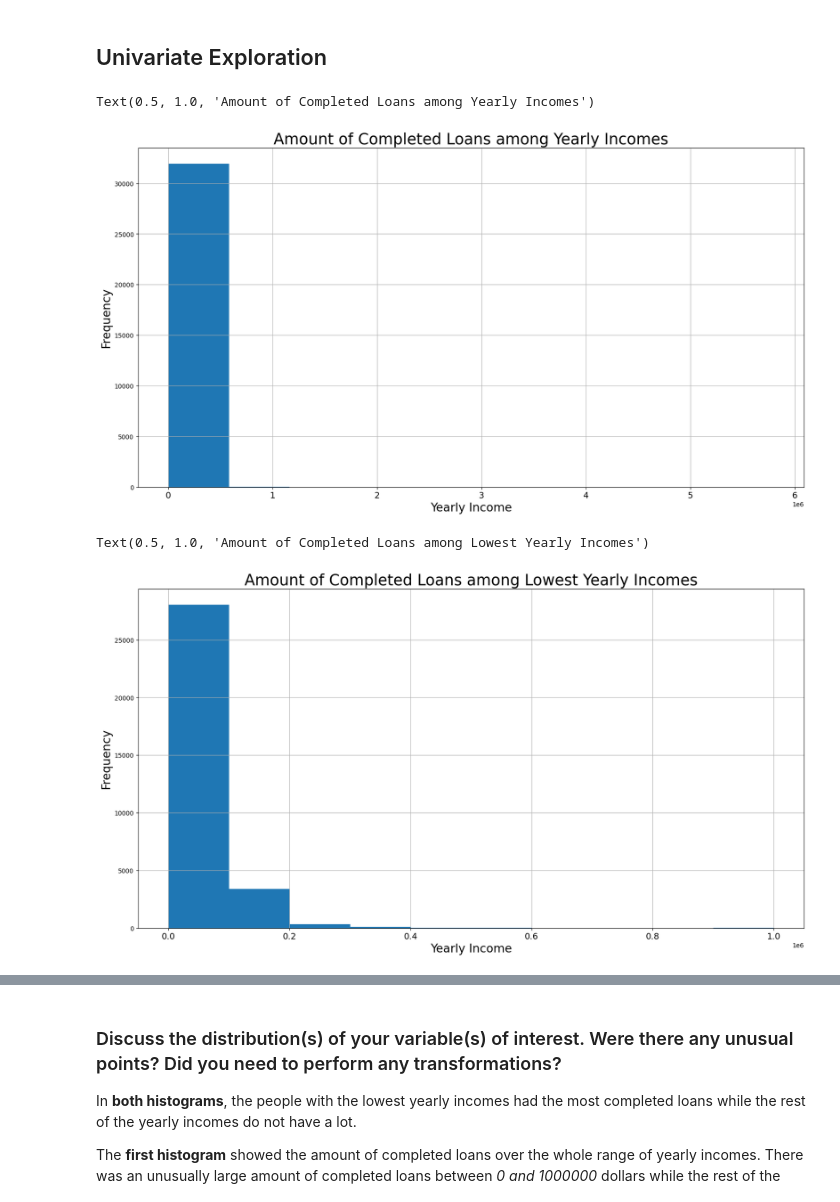
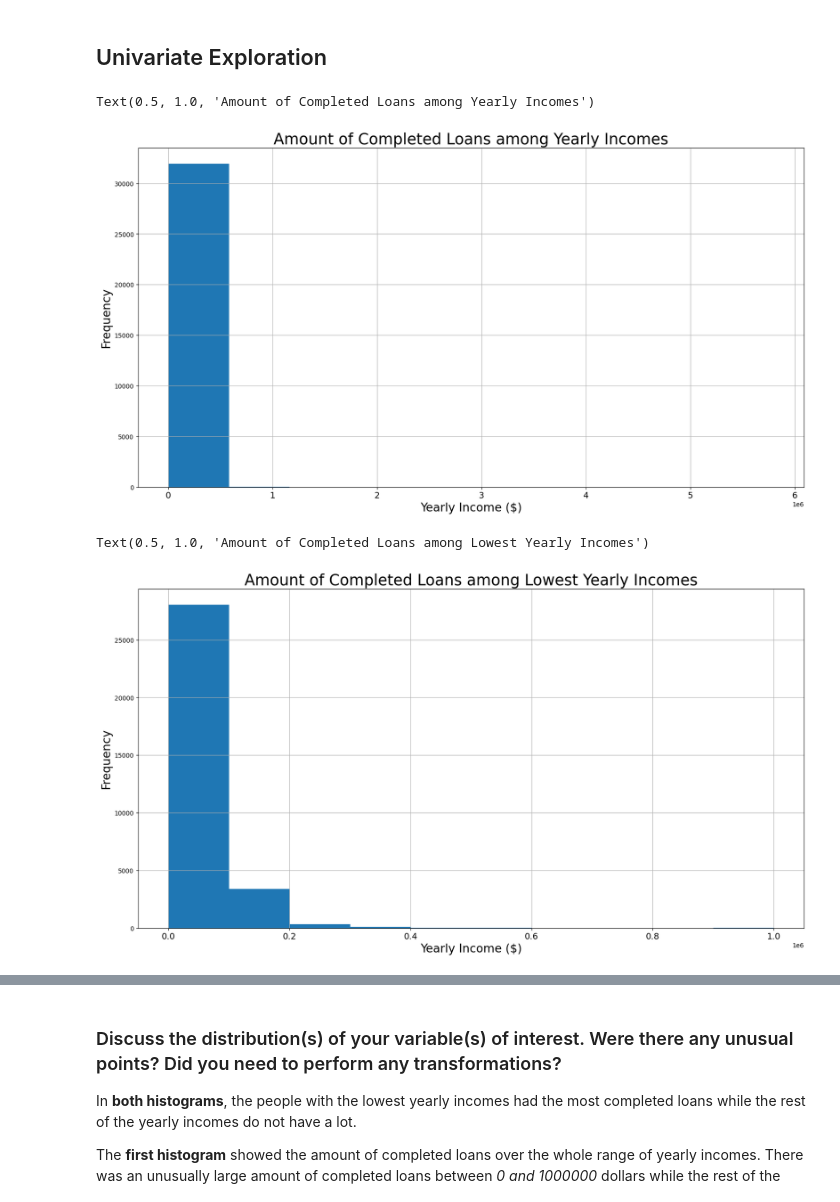
Before and after one commit to jwGitHub9860/Communicate_Data_Findings, a Jupyter notebook: Part_I_exploration_template.ipynb, the cells around one changed output, grey strips where cells are left out. Saved outputs shown, nothing was run; the diff lists cells and outputs as text; code cells hidden in the pictures.

```diff
--- a/Part_I_exploration_template.ipynb
+++ b/Part_I_exploration_template.ipynb
@@ -88,35 +88,35 @@ credit_score_range_condition = df_prosper_loan_data[(df_prosper_loan_data["Credi
 # drops rows that have Credit Scores that are NOT within 300-850
 df_prosper_loan_data.drop(credit_score_range_condition, inplace=True) # MUST USE "inplace=True" TO ENSURE DATA FRAME IS MODIFIED
 
 # condition that checks if Loan Terms are either 24, 36, 48, 60, 72 or 84
 loan_term_range_condition = df_prosper_loan_data[(df_prosper_loan_data["Term"] != 24) & (df_prosper_loan_data["Term"] != 36) & (df_prosper_loan_data["Term"] != 48) & (df_prosper_loan_data["Term"] != 60) & (df_prosper_loan_data["Term"] != 72) & (df_prosper_loan_data["Term"] != 84)].index # used ".index" because condition will be used under "index" section in ".drop"
 
 # drops rows that have Loan Terms that are NOT either 24, 36, 48, 60, 72 or 84
 df_prosper_loan_data.drop(loan_term_range_condition, inplace=True) # MUST USE "inplace=True" TO ENSURE DATA FRAME IS MODIFIED
 
 
 # Code for creating Histogram with amount of Completed Loans among Yearly Incomes
 
 # creates dataframe with Completed loans ONLY
 df_prosper_complete_loans_data = df_prosper_loan_data[df_prosper_loan_data["LoanStatus"] == 'Completed']
 
 # creates dataframe with "LoanStatus" & "YearlyIncome" columns of Completed loans ONLY
 df_prosper_complete_loans_and_yearly_incomes_data = df_prosper_complete_loans_data[["LoanStatus", "YearlyIncome"]]
 
 # creates & displays Histogram
 df_prosper_complete_loans_and_yearly_incomes_data.hist(xlabelsize=14, figsize=(19.5,10))
 
 # adds x-axis label to Histogram
-plt.xlabel('Yearly Income', fontsize=19)
+plt.xlabel('Yearly Income ($)', fontsize=19)
 
 # adds y-axis label to Histogram
 plt.ylabel('Frequency', fontsize=19)
 
 # adds title to Histogram
 plt.title('Amount of Completed Loans among Yearly Incomes', fontsize=25)
 # %% [output]
 Text(0.5, 1.0, 'Amount of Completed Loans among Yearly Incomes')
-[figure, old version]
+[figure, new version]
 # %%
 # Code for creating Histogram with amount of Completed Loans among Lowest Yearly Incomes
 
@@ -130,7 +130,7 @@ df_prosper_complete_loans_and_lowest_yearly_incomes_data = lowest_yearly_incomes
 df_prosper_complete_loans_and_lowest_yearly_incomes_data.hist(xlabelsize=14, figsize=(19.5,10))
 
 # adds x-axis label to Histogram
-plt.xlabel('Yearly Income', fontsize=19)
+plt.xlabel('Yearly Income ($)', fontsize=19)
 
 # adds y-axis label to Histogram
 plt.ylabel('Frequency', fontsize=19)
@@ -139,7 +139,7 @@ plt.ylabel('Frequency', fontsize=19)
 plt.title('Amount of Completed Loans among Lowest Yearly Incomes', fontsize=25)
 # %% [output]
 Text(0.5, 1.0, 'Amount of Completed Loans among Lowest Yearly Incomes')
-[figure, old version]
+[figure, new version]
 # %%
 # Code for creating Bar Chart with ALL Loan Status Types & ALL Maximum Delinquent Amounts
 
```
Also changed, not shown: parts of 1 cell of this notebook.
